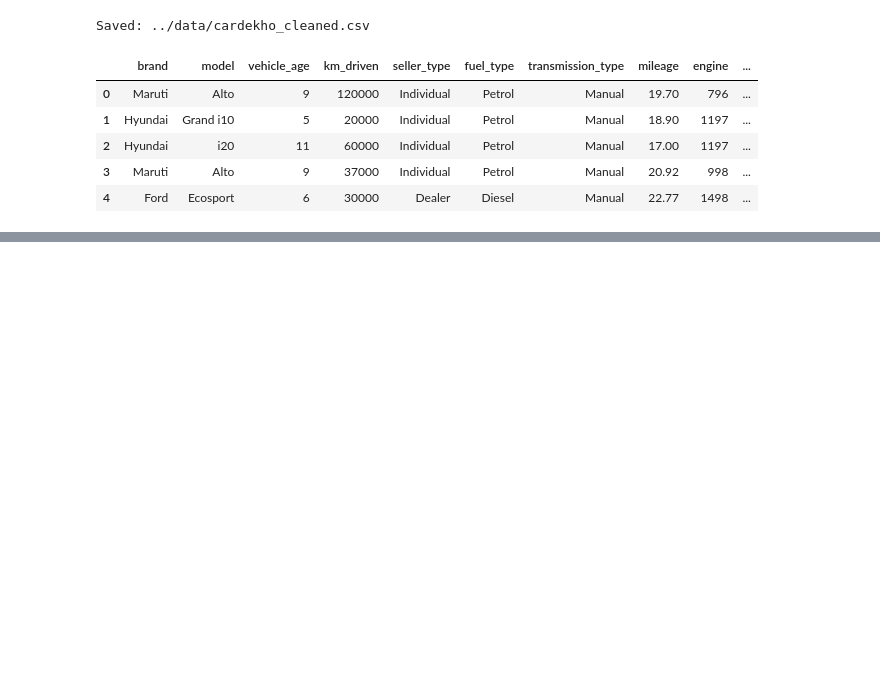
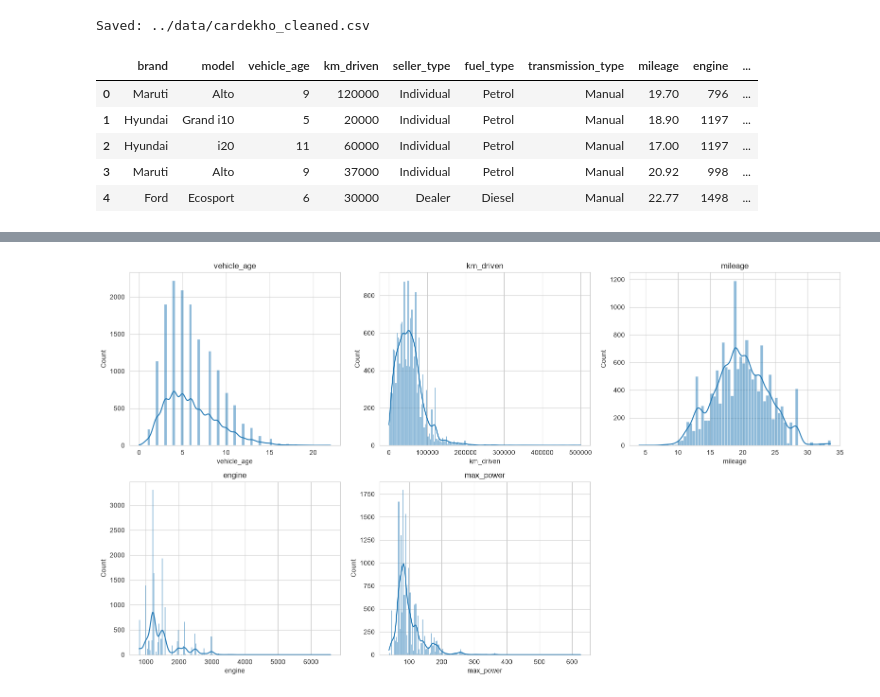
Before and after one commit to Fardeeenn/cardekho-price-analysis, a Jupyter notebook: notebooks/01_cardekho_price_analysis.ipynb, the cells around one changed output, grey strips where cells are left out. Drawn from its saved outputs; the diff is of its cells as text; code cells hidden in the pictures; blank space fills up the shorter version.

```diff
--- a/notebooks/01_cardekho_price_analysis.ipynb
+++ b/notebooks/01_cardekho_price_analysis.ipynb
@@ -147,0 +182,12 @@ df.head()
+# %%
+num_cols = ["vehicle_age", "km_driven", "mileage", "engine", "max_power"]
+fig, axes = plt.subplots(2, 3, figsize=(16, 9))
+for ax, col in zip(axes.flat, num_cols):
+    sns.histplot(df[col], kde=True, ax=ax)
+    ax.set_title(col)
+axes.flat[-1].axis("off")
+plt.tight_layout()
+plt.savefig("../visualizations/numeric_distributions.png", dpi=150, bbox_inches="tight")
+plt.show()
+# %% [output]
+[figure, added]
```
Also changed, not shown: parts of 16 cells of this notebook, 10 other files.
